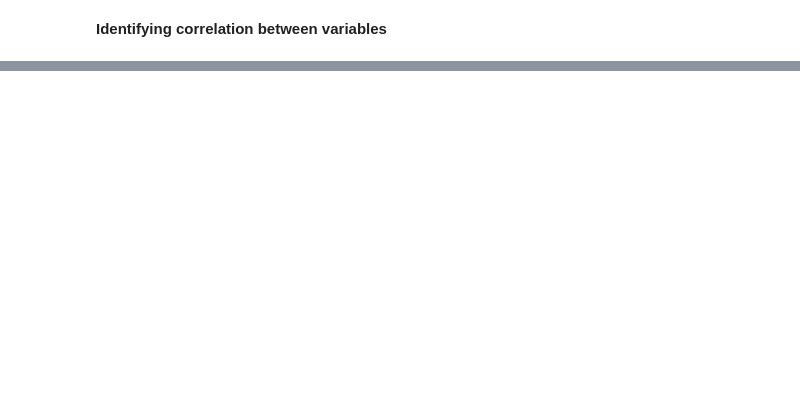
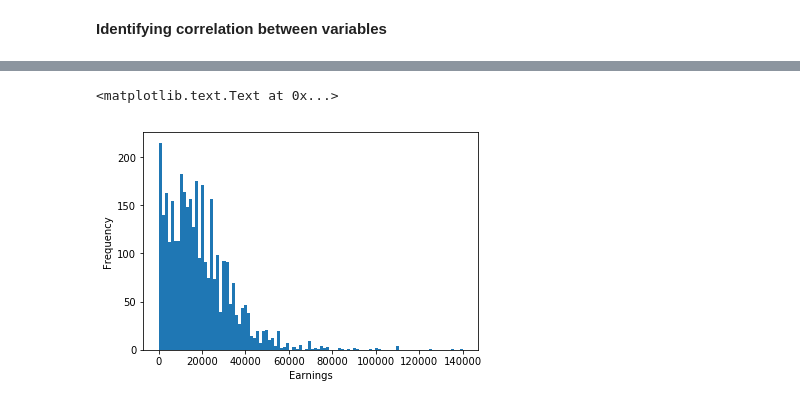
Before and after one commit to PraAnj/hypothesis-testing, a Jupyter notebook: ds project.ipynb, the cells around one changed output, grey strips where cells are left out. Drawn from its saved outputs; the diff is of its cells as text; code cells hidden in the pictures; blank space fills up the shorter version.

```diff
--- a/ds project.ipynb
+++ b/ds project.ipynb
@@ -150,0 +198,10 @@ Text(0.5, 0, 'Earnings')
+# %%
+#my_data['earnings'].plot(kind='hist', bins=100)
+#plt.xlabel('Earnings')
+
+my_data = my_data.drop(my_data[my_data.earnings == 0].index)
+my_data['earnings'].plot(kind='hist', bins=100)
+plt.xlabel('Earnings')
+# %% [output]
+<matplotlib.text.Text at 0x...>
+[figure, added]
```
Also changed, not shown: parts of 16 cells of this notebook.
